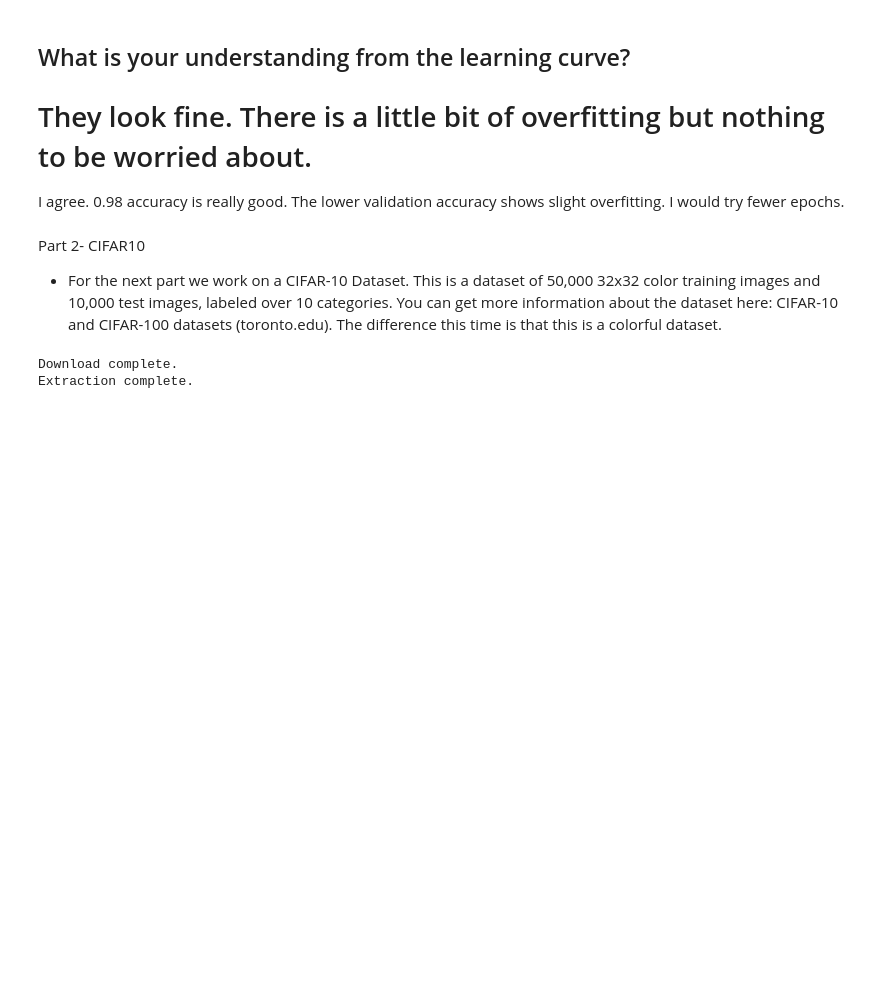
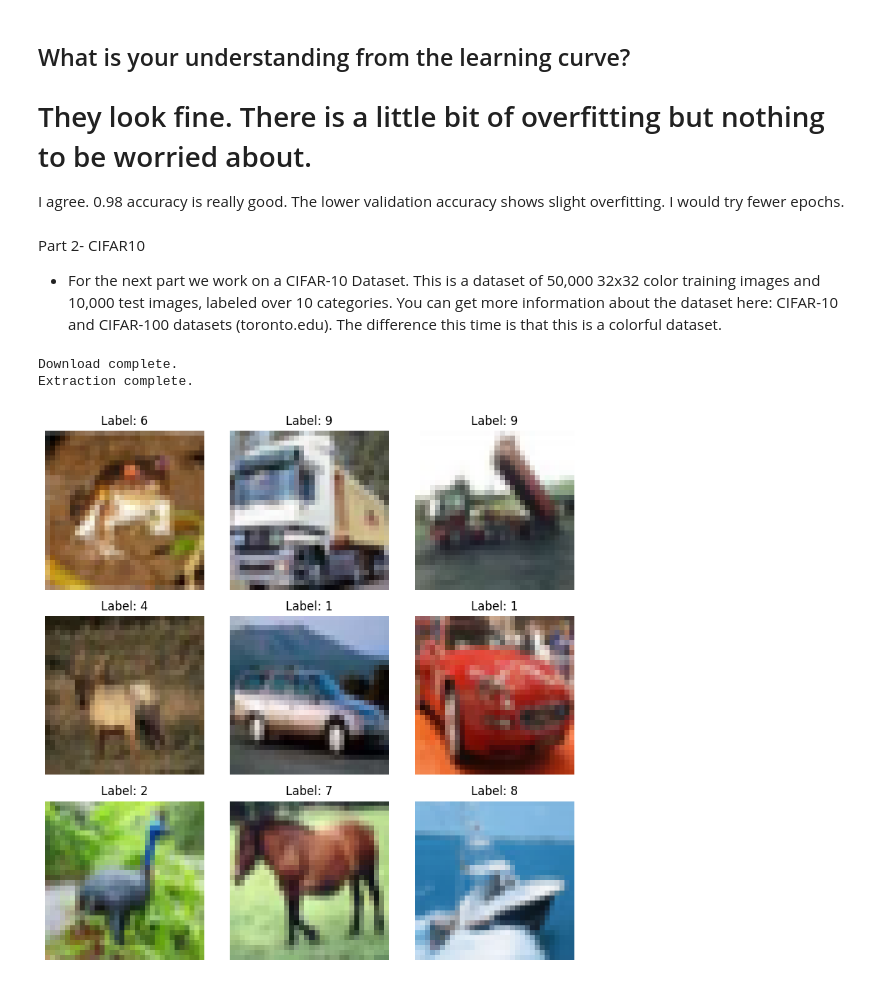
Before and after one commit to friedelj/AAI-510-TEAM-03, a Jupyter notebook: JFriedel_CV_Assignment2.ipynb, the cells around one changed output. Cells and saved outputs as stored; diff of their text form; code cells hidden in the pictures; blank space fills up the shorter version.

```diff
--- a/JFriedel_CV_Assignment2.ipynb
+++ b/JFriedel_CV_Assignment2.ipynb
@@ -247,3 +247,33 @@ with tarfile.open(filename, "r:gz") as tar:
 # %% [output]
 Download complete.
 Extraction complete.
+# %%
+# Plot the first 9 images from the dataset.
+import pickle
+import matplotlib.pyplot as plt
+import numpy as np
+
+# Function to load a batch of CIFAR-10 data
+def load_cifar_batch(filename):
+    with open(filename, 'rb') as f:
+        data_dict = pickle.load(f, encoding='bytes')
+        images = data_dict[b'data']
+        labels = data_dict[b'labels']
+        images = images.reshape(-1, 3, 32, 32).transpose(0, 2, 3, 1)  # Convert to (num_samples, 32, 32, 3)
+        return images, labels
+
+# Load the first batch of the CIFAR-10 dataset
+images, labels = load_cifar_batch('cifar-10-batches-py/data_batch_1')
+
+# Plot the first 9 images
+plt.figure(figsize=(8, 8))
+for i in range(9):
+    plt.subplot(3, 3, i + 1)
+    plt.imshow(images[i])
+    plt.title(f"Label: {labels[i]}")
+    plt.axis('off')
+
+plt.tight_layout()
+plt.show()
+# %% [output]
+[figure, added]
```
